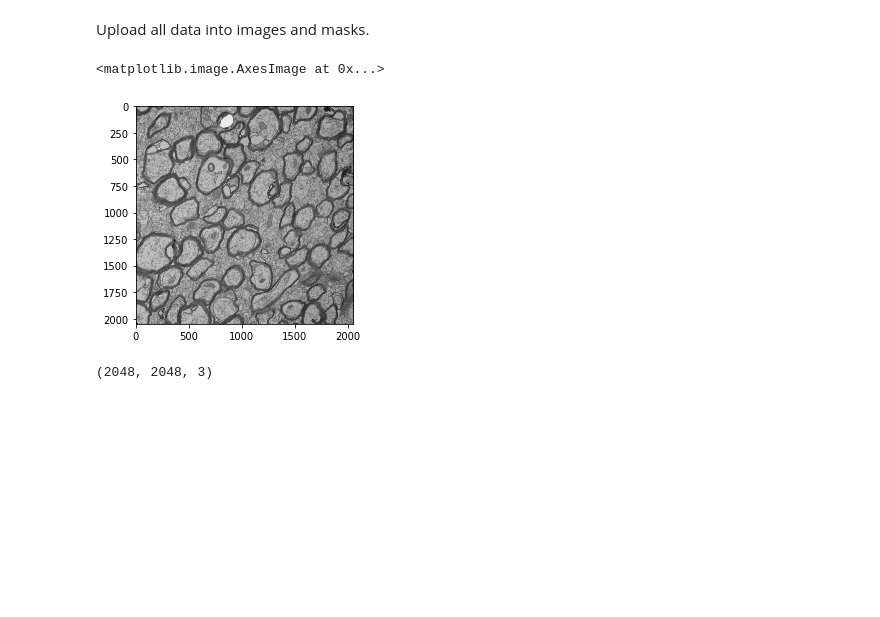
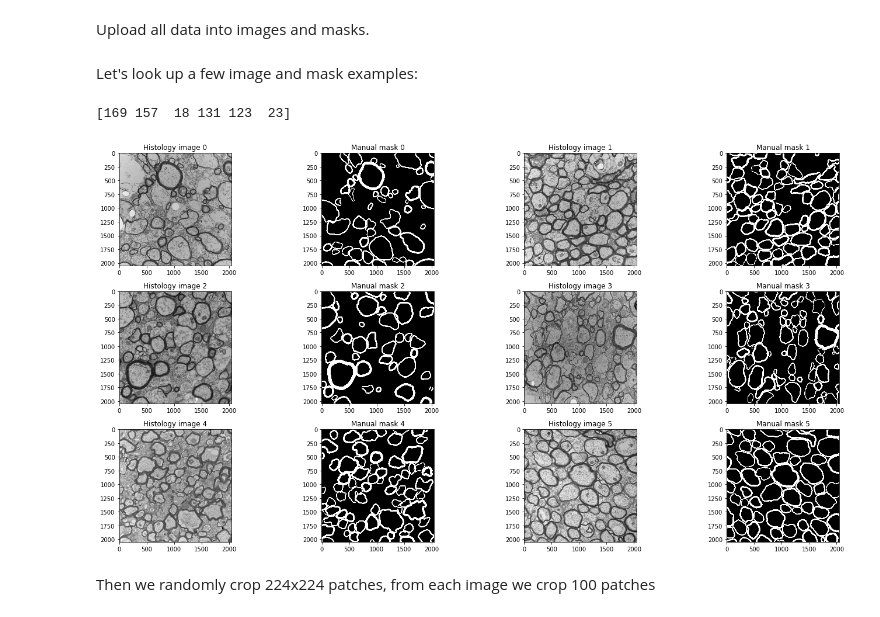
Before and after one commit to i-yu-b/AxSegmenta, a Jupyter notebook: Source code/AxSegmenta report.ipynb, the cells around one changed output. Cells and saved outputs as stored; diff of their text form; code cells hidden in the pictures; blank space fills up the shorter version.

```diff
--- a/Source code/AxSegmenta report.ipynb
+++ b/Source code/AxSegmenta report.ipynb
@@ -28,13 +28,43 @@ Using TensorFlow backend.
 Upload all data into images and masks.
 # %%
 from cv2 import imread
-img_data_path = '/notebooks/b.irina/AxSegmenta/Data/Images/control_raw_0.png'
-img = imread(img_data_path)
-plt.imshow(img)
+img_data_path = sorted(glob.glob('/notebooks/b.irina/AxSegmenta/Data/Images/*'))
+masks_data_path = sorted(glob.glob('/notebooks/b.irina/AxSegmenta/Data/Masks/*'))
-# %% [output]
-<matplotlib.image.AxesImage at 0x...>
-[figure, removed]
-# %%
-img.shape
-# %% [output]
-(2048, 2048, 3)
+# %%
+images = np.zeros((len(img_data_path),2048,2048))
+for i, file in enumerate(img_data_path):
+    img = imread(file, 0) #read in grayscale
+    images[i] = img
+# %%
+masks = np.zeros((len(masks_data_path),2048,2048))
+for i, file in enumerate(masks_data_path):
+    mask = imread(file, 0) #read in grayscale
+    masks[i] = mask
+# %% [markdown]
+Let's look up a few image and mask examples:
+# %%
+def draw_examples(images, masks):
+
+    indexes = np.random.randint(images.shape[0], size=6)
+    print(indexes)
+    fig = plt.figure(figsize=(20, 10))
+    position = 1
+    for i, index in enumerate(indexes):
+        plt.subplot(3, 4, position)
+        plt.title('Histology image ' + str(i))
+        plt.imshow(images[index],cmap='gray')
+
+        plt.subplot(3,4,position+1)
+        plt.title('Manual mask ' + str(i))
+        plt.imshow(masks[index],cmap='gray')
+        position+=2
+
+    plt.tight_layout()
+    plt.show()
+# %%
+draw_examples(images, masks)
+# %% [output]
+[169 157  18 131 123  23]
+[figure, added]
+# %% [markdown]
+Then we randomly crop 224x224 patches, from each image we crop 100 patches
```
Also changed, not shown: parts of 7 cells of this notebook.
